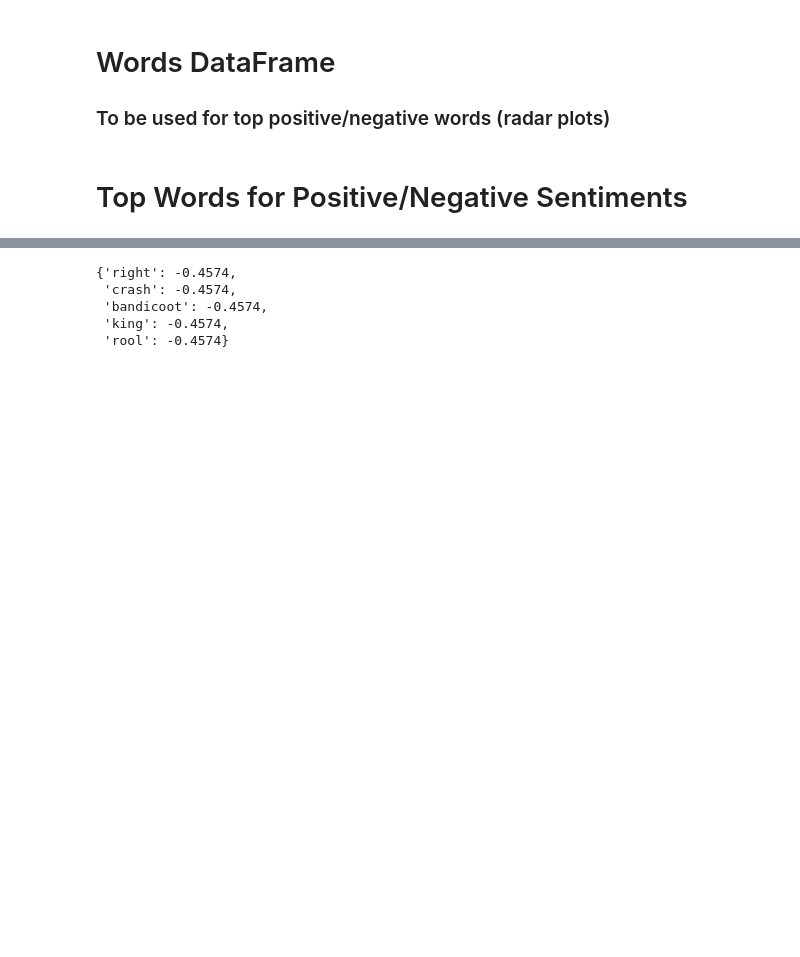
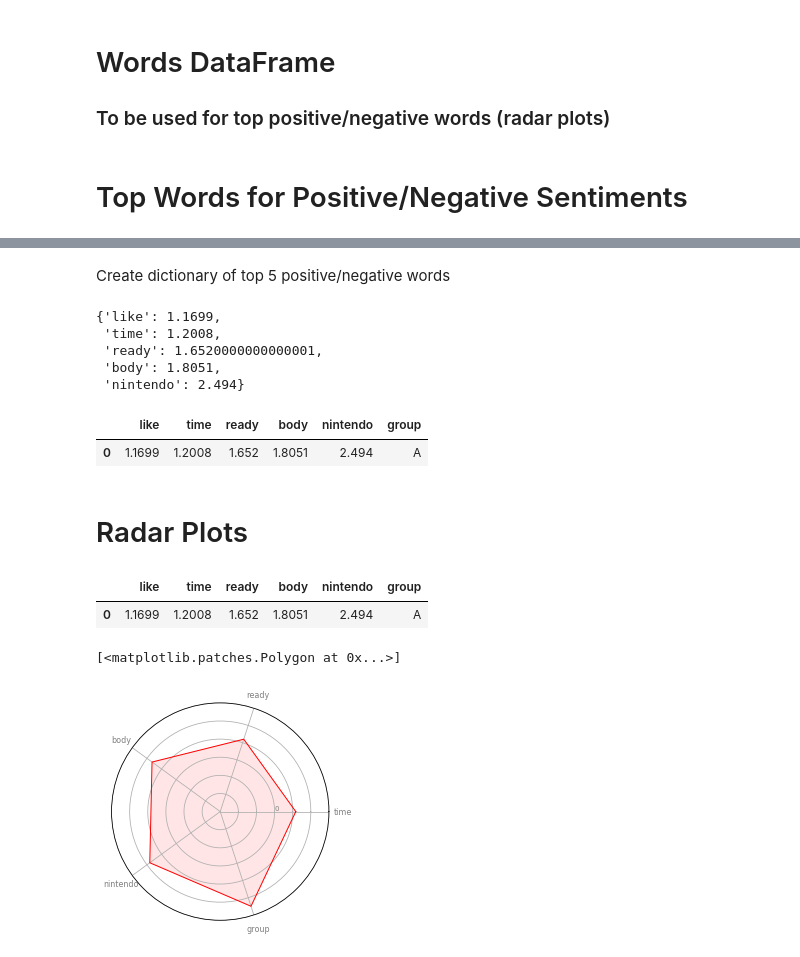
Before and after one commit to Laura-ShummonMaass/Nintendo_E3_Sentiment_Analysis, a Jupyter notebook: Cleaned_Notebook.ipynb, the cells around one changed output, grey strips where cells are left out. Cells and saved outputs as stored; diff of their text form; code cells hidden in the pictures; blank space fills up the shorter version.

```diff
--- a/Cleaned_Notebook.ipynb
+++ b/Cleaned_Notebook.ipynb
@@ -172,3 +165,5 @@ Append time groups mapping to the new words_df we created
+# %% [markdown]
+Create dictionary of top 5 positive/negative words
 # %%
 def create_dictionary_for_specified_time (time=1, which_five='top'): # choose either 'top' or 'bottom'
     df_filtered_by_seconds = words_df.loc[(words_df['5_seconds']== time)]  #| (df_words['five_seconds']== 2)]
@@ -232,9 +234,69 @@ def create_dictionary_for_specified_time (time=1, which_five='top'): # choose ei
 # %%
 #MODIFY ABOVE FUCTION FOR VARIOUS TIME SLOTS
-create_dictionary_for_specified_time(1, 'bottom')
+create_dictionary_for_specified_time(1, 'top')
 # %% [output]
-{'right': -0.4574,
- 'crash': -0.4574,
- 'bandicoot': -0.4574,
- 'king': -0.4574,
- 'rool': -0.4574}
+{'like': 1.1699,
+ 'time': 1.2008,
+ 'ready': 1.6520000000000001,
+ 'body': 1.8051,
+ 'nintendo': 2.494}
+# %%
+top_5_dict_to_df()
+# %% [output]
+|  | like | time | ready | body | nintendo | group |
+| 0 | 1.1699 | 1.2008 | 1.652 | 1.8051 | 2.494 | A |
+# %% [markdown]
+# Radar Plots
+# %%
+top_5_dict_to_df('top')
+# %% [output]
+|  | like | time | ready | body | nintendo | group |
+| 0 | 1.1699 | 1.2008 | 1.652 | 1.8051 | 2.494 | A |
+# %%
+def radar_plot_creator(which_five='top'):
+   # Set data
+    radar_df_test = top_5_dict_to_df(which_five)
+
+    # number of variable
+    categories=list(radar_df_test)[1:]
+    N = len(categories)
+
+    # We are going to plot the first line of the data frame.
+    # But we need to repeat the first value to close the circular graph:
+    values=radar_df_test.loc[0].drop('group').values.flatten().tolist()
+    values += values[:1]
+    values
+
+    # What will be the angle of each axis in the plot? (we divide the plot / number of variable)
+    angles = [n / float(N) * 2 * pi for n in range(N)]
+    angles += angles[:1]
+
+    # Initialise the spider plot
+    ax = plt.subplot(111, polar=True)
+
+    # Draw one axe per variable + add labels labels yet
+    plt.xticks(angles[:-1], categories, color='grey', size=8)
+
+    # Draw ylabels
+    ax.set_rlabel_position(0)
+    plt.yticks([-3,-2,-1,0,1,2,3], ["","","", 0, "", "", ""], color="grey", size=7)
+    plt.ylim(-3,3)
+
+    # Plot data
+    if which_five == 'top':
+        ax.plot(angles, values, linewidth=1, linestyle='solid', color='red')
+    elif which_five == 'bottom':
+        ax.plot(angles, values, linewidth=1, linestyle='solid', color='grey')
+
+    # Fill area
+    if which_five == 'top':
+        testing_radar = ax.fill(angles, values, 'red', alpha=0.1);
+    elif which_five == 'bottom':
+        testing_radar = ax.fill(angles, values, 'grey', alpha=0.1);
+
+    return testing_radar
+# %%
+radar_plot_creator()
+# %% [output]
+[<matplotlib.patches.Polygon at 0x...>]
+[figure, added]
```
Also changed, not shown: parts of 4 cells of this notebook.
